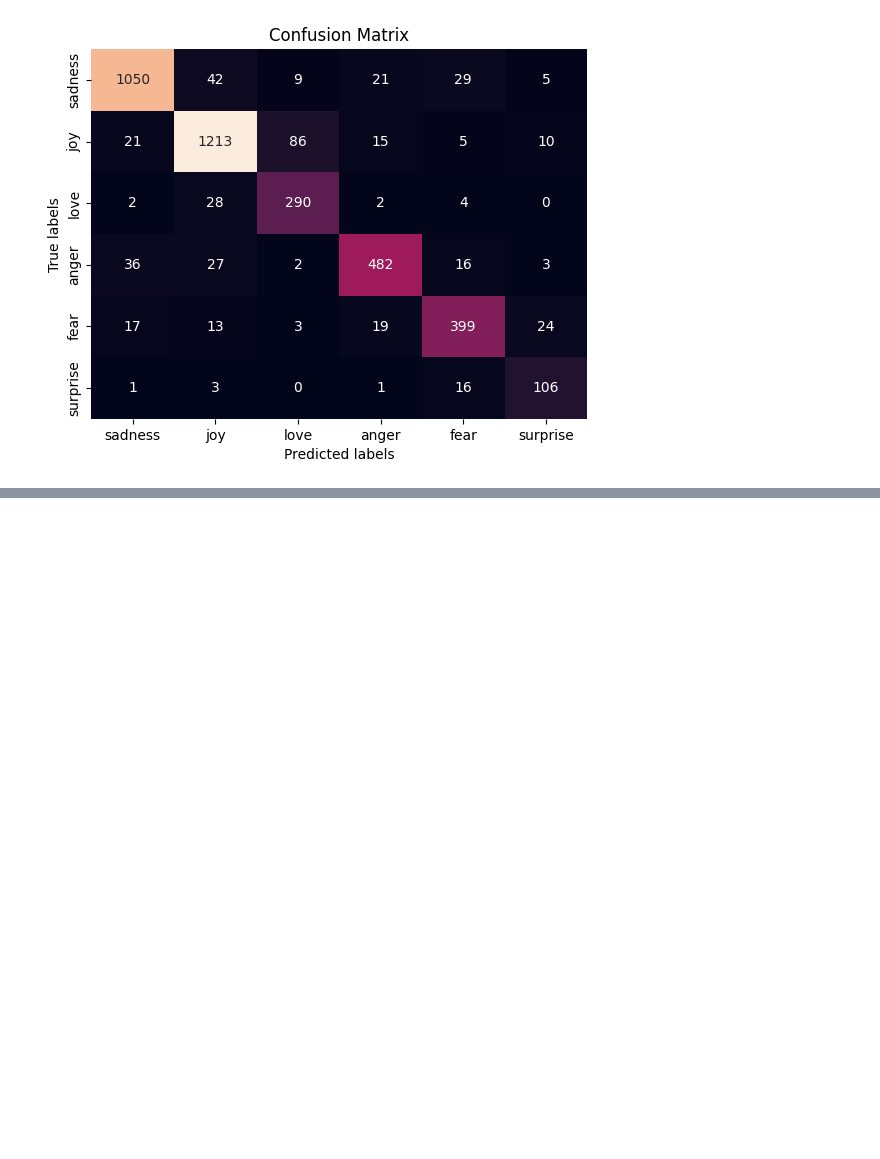
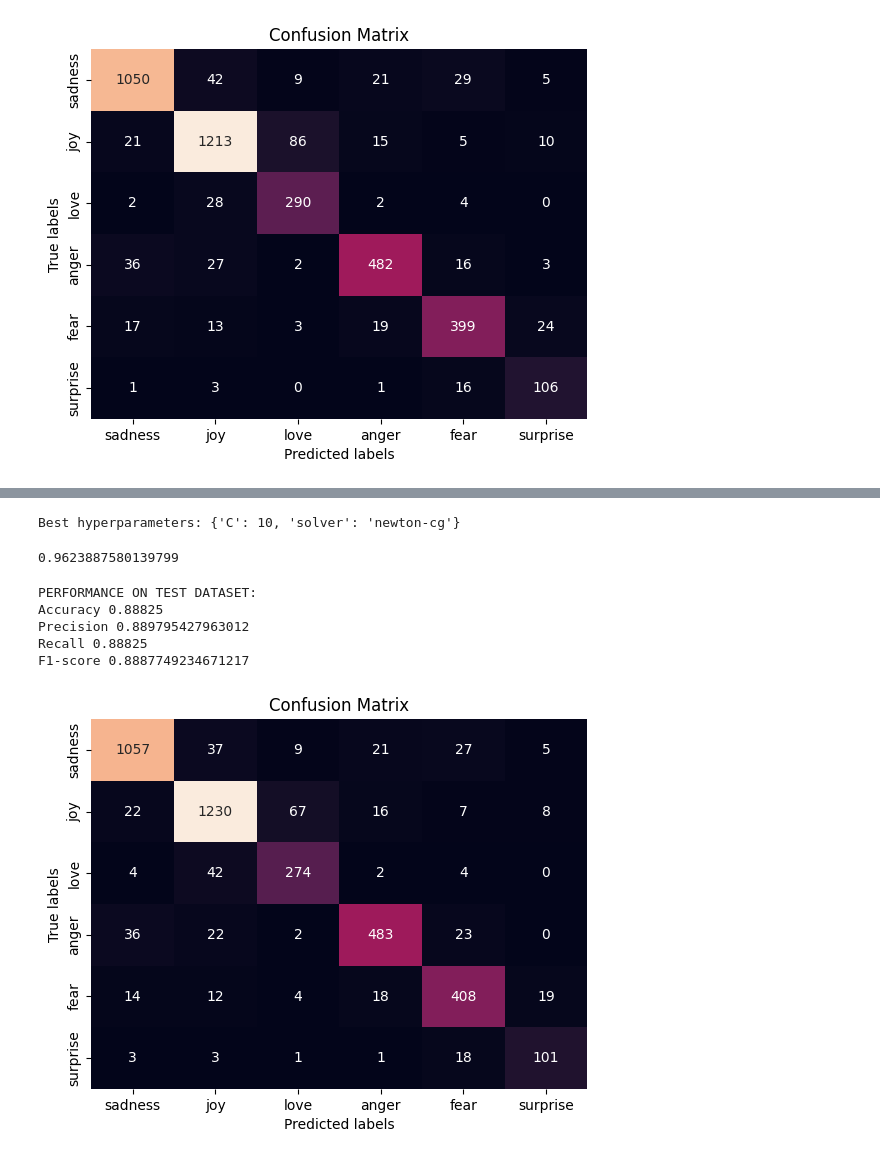
Before and after one commit to olast45/Emotions-Prediction-App, a Jupyter notebook: notebooks/emotions_analysis.ipynb, the cells around one changed output, grey strips where cells are left out. Cells and saved outputs as stored; diff of their text form; code cells hidden in the pictures; blank space fills up the shorter version.

Commit message:
feat: Add hyperparameter tuning for logistic regression model

```diff
--- a/notebooks/emotions_analysis.ipynb
+++ b/notebooks/emotions_analysis.ipynb
@@ -490,7 +491,7 @@ In scikit-learn, the LogisticRegression class has an multi_class parameter, whic
 # %%
 y_true = test_df["label"]
 # %%
-log_reg = LogisticRegression(max_iter=2000)
+log_reg = LogisticRegression(max_iter=1200)
 
 log_reg.fit(X_train, y_train)
 y_pred = log_reg.predict(X_test_tfidf)
@@ -531,0 +537,29 @@ F1-score 0.8860168108322659
+# %%
+param_grid = {
+    'C': [0.1, 1, 10, 100, 1000],
+    'solver': ['newton-cg', 'saga', 'lbfgs']
+}
+# %%
+grid_search = GridSearchCV(log_reg, param_grid, cv=5, scoring='f1_macro', verbose=3)
+grid_search.fit(X_train, y_train)
+# %%
+# Best hyperparameters
+best_params = grid_search.best_params_
+print("Best hyperparameters:", best_params)
+# %% [output]
+Best hyperparameters: {'C': 10, 'solver': 'newton-cg'}
+# %%
+print(grid_search.best_score_)
+# %% [output]
+0.9623887580139799
+# %%
+best_estimator = grid_search.best_estimator_
+y_pred = best_estimator.predict(X_test_tfidf)
+evaluate_performance(y_true, y_pred)
+# %% [output]
+PERFORMANCE ON TEST DATASET:
+Accuracy 0.88825
+Precision 0.889795427963012
+Recall 0.88825
+F1-score 0.8887749234671217
+[figure, added]
```
Also changed, not shown: parts of 5 cells of this notebook.
